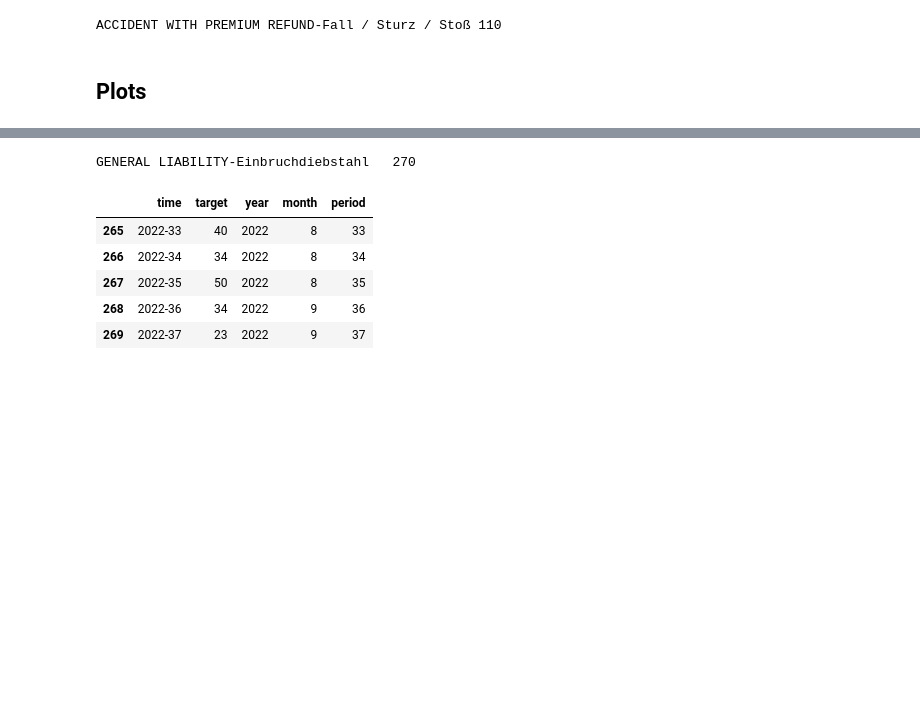
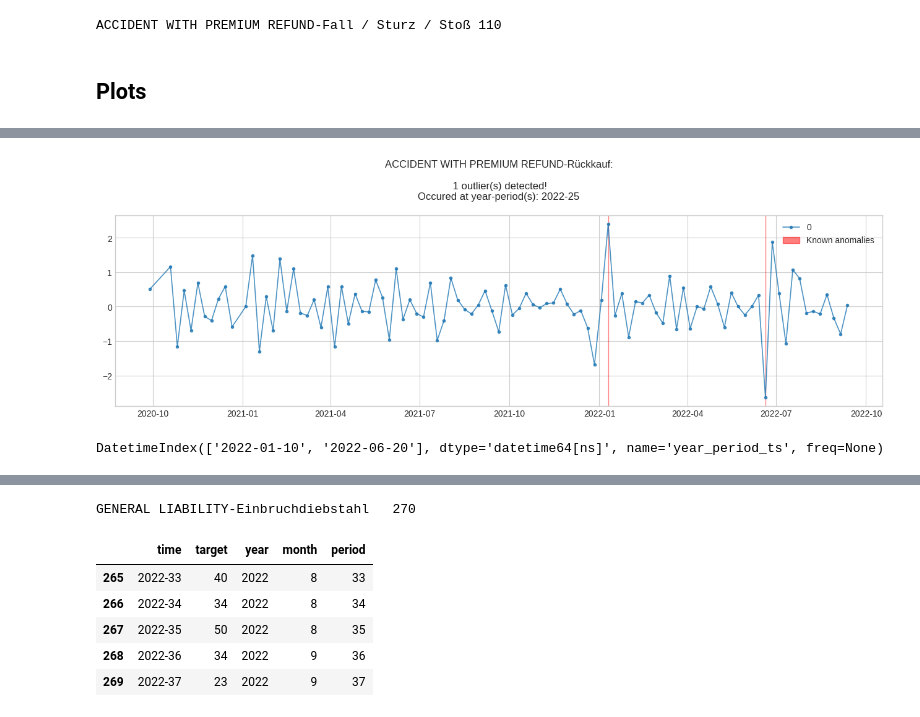
Before and after one commit to AVoss84/aac_anomaly, a Jupyter notebook: src/notebooks/tsa_clm_cnt-AAC-V0.ipynb, the cells around one changed output, grey strips where cells are left out. Drawn from its saved outputs; the diff is of its cells as text; code cells hidden in the pictures; blank space fills up the shorter version.

```diff
--- a/src/notebooks/tsa_clm_cnt-AAC-V0.ipynb
+++ b/src/notebooks/tsa_clm_cnt-AAC-V0.ipynb
@@ -318,0 +321,5 @@ HOUSEHOLDERS-Einbruchdiebstahl   352
+# %%
+pp = plot(fitted.val_series, anomaly_true = fitted.anomalies, ts_linewidth=1.2, ts_markersize=6,
+     at_markersize=5, at_color='red', freq_as_period=False, ts_alpha=0.8, at_alpha=0.5, title = main)
+# %% [output]
+[figure, added]
@@ -318,0 +342,5 @@ HOUSEHOLDERS-Einbruchdiebstahl   352
+# %%
+where = np.where(fitted.anomalies)[0]
+fitted.anomalies[where].index
+# %% [output]
+DatetimeIndex(['2022-01-10', '2022-06-20'], dtype='datetime64[ns]', name='year_period_ts', freq=None)
```
Also changed, not shown: parts of 8 cells of this notebook.
